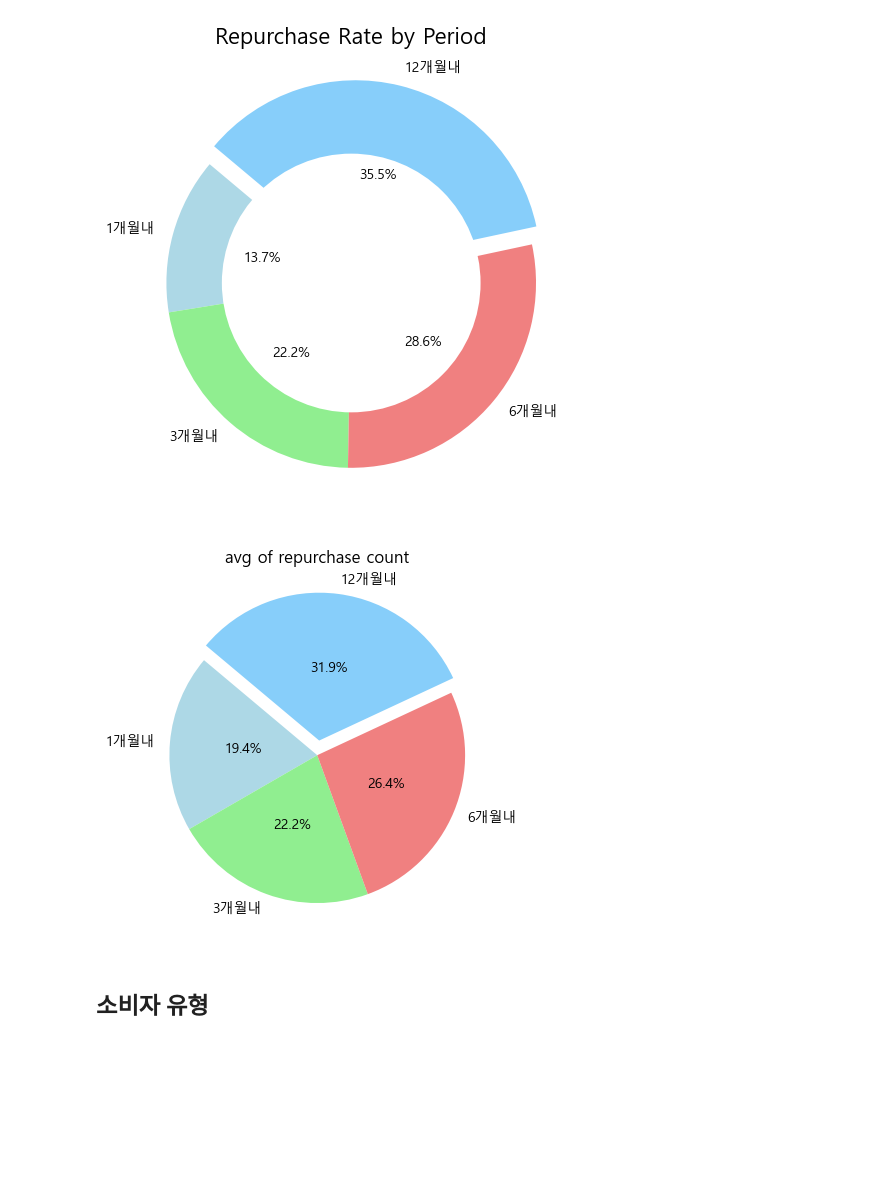
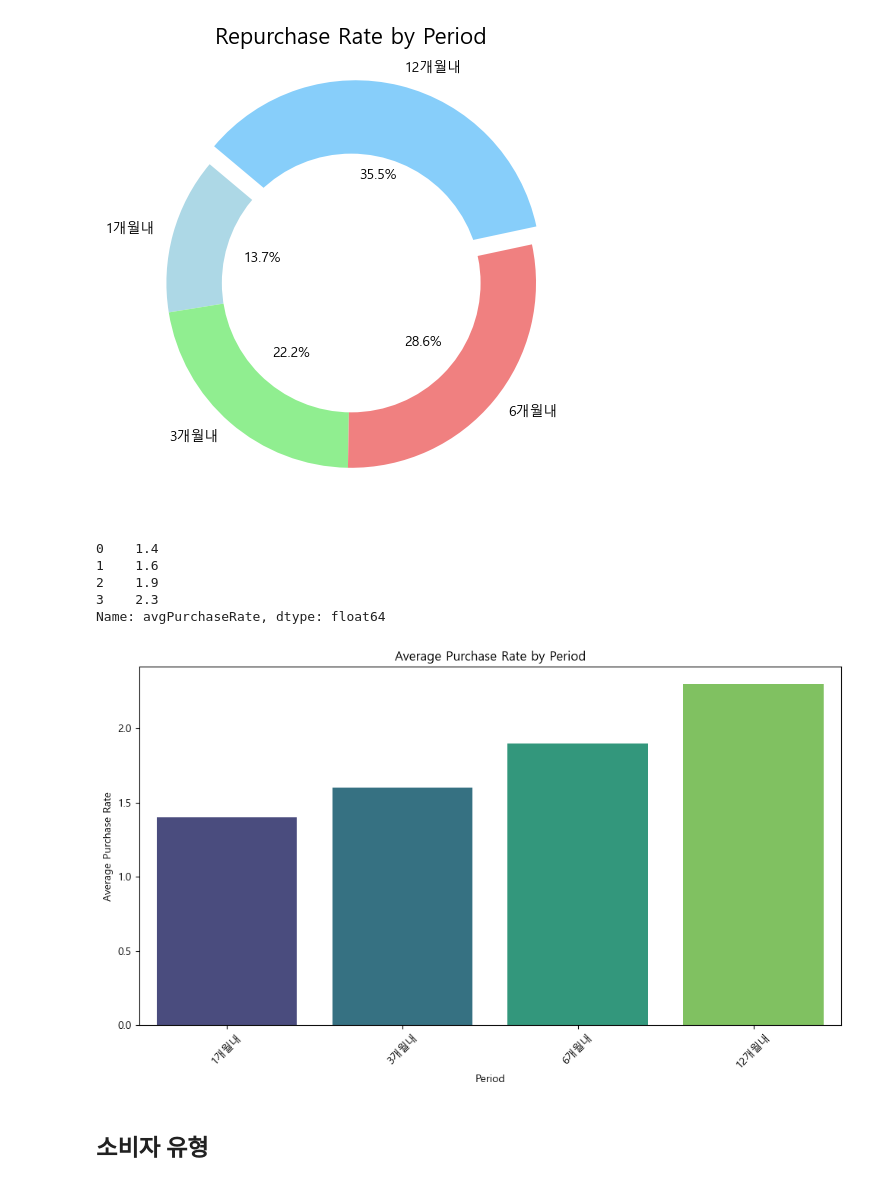
Before and after one commit to entangelk/wigglewiggle, a Jupyter notebook: docs/analysis/basic_analysis.ipynb, the cells around one changed output. Cells and saved outputs as stored; diff of their text form; code cells hidden in the pictures; blank space fills up the shorter version.

```diff
--- a/docs/analysis/basic_analysis.ipynb
+++ b/docs/analysis/basic_analysis.ipynb
@@ -123,13 +147,29 @@ plt.title('Repurchase Rate by Period', fontsize=16)
 plt.show()
 # %% [output]
 [figure]
-# %%
-plt.pie(df_salesPeriod['avgPurchaseRate'], labels=df_salesPeriod['period'], autopct='%1.1f%%', startangle=140, pctdistance=0.5, colors=colors,explode=explode)
-plt.title('avg of repurchase count')
-
-plt.show()
-# %% [output]
-[figure, removed]
+# %%
+df_salesPeriod['avgPurchaseRate']
+# %% [output]
+0    1.4
+1    1.6
+2    1.9
+3    2.3
+Name: avgPurchaseRate, dtype: float64
+# %%
+plt.figure(figsize=(10, 6))
+
+sns.barplot(data=df_salesPeriod, x='period', y='avgPurchaseRate', palette='viridis')
+
+plt.title('Average Purchase Rate by Period')
+plt.xlabel('Period')
+plt.ylabel('Average Purchase Rate')
+
+plt.xticks(rotation=45)
+plt.tight_layout()
+
+plt.show()
+# %% [output]
+[figure, added]
 # %% [markdown]
 ## 소비자 유형
 # %%
```
Also changed, not shown: parts of 10 cells of this notebook, 1 other file.
